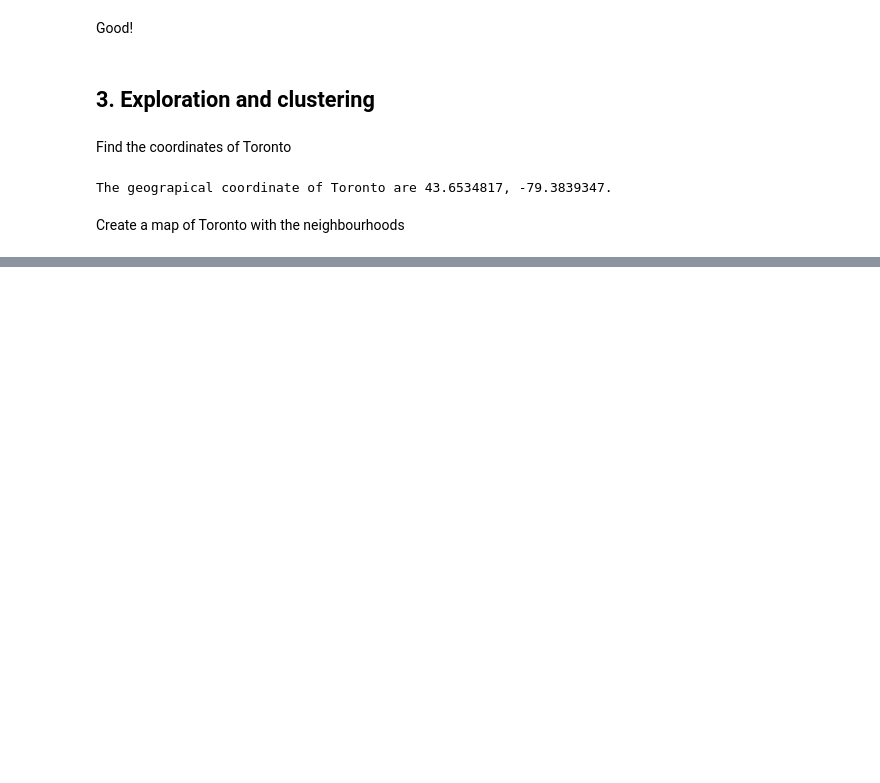
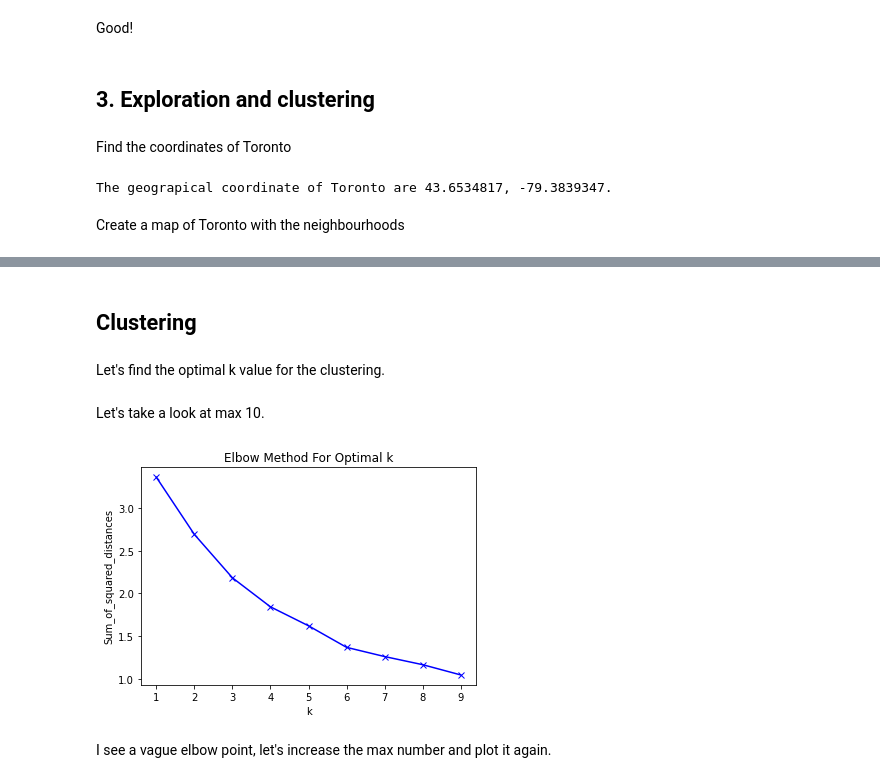
Before and after one commit to bencew/Coursera_Capstone, a Jupyter notebook: Segmenting and Clustering Neighborhoods in Toronto.ipynb, the cells around one changed output, grey strips where cells are left out. Drawn from its saved outputs; the diff is of its cells as text; code cells hidden in the pictures; blank space fills up the shorter version.

Commit message:
Completed the clustering and mapping task

```diff
--- a/Segmenting and Clustering Neighborhoods in Toronto.ipynb
+++ b/Segmenting and Clustering Neighborhoods in Toronto.ipynb
@@ -199,0 +382,12 @@ map_toronto
+# %%
+# one hot encoding
+toronto_onehot = pd.get_dummies(toronto_venues[['Venue Category']], prefix="", prefix_sep="")
+
+# add neighborhood column back to dataframe
+toronto_onehot['Neighbourhood'] = toronto_venues['Neighbourhood']
+
+# move neighborhood column to the first column
+fixed_columns = [toronto_onehot.columns[-1]] + list(toronto_onehot.columns[:-1])
+toronto_onehot = toronto_onehot[fixed_columns]
+
+toronto_onehot.head()
@@ -199,0 +402,3 @@ map_toronto
+# %%
+toronto_grouped = toronto_onehot.groupby('Neighbourhood').mean().reset_index()
+toronto_grouped
@@ -199,0 +490,25 @@ map_toronto
+# %% [markdown]
+## Clustering
+# %% [markdown]
+Let's find the optimal k value for the clustering.
+# %%
+toronto_grouped_clustering = toronto_grouped.drop('Neighbourhood', 1)
+# %% [markdown]
+Let's take a look at max 10.
+# %%
+Sum_of_squared_distances = []
+K = range(1,10)
+for k in K:
+    km = KMeans(n_clusters=k)
+    km = km.fit(toronto_grouped_clustering)
+    Sum_of_squared_distances.append(km.inertia_)
+# %%
+plt.plot(K, Sum_of_squared_distances, 'bx-')
+plt.xlabel('k')
+plt.ylabel('Sum_of_squared_distances')
+plt.title('Elbow Method For Optimal k')
+plt.show()
+# %% [output]
+[figure, added]
+# %% [markdown]
+I see a vague elbow point, let's increase the max number and plot it again.
```
Also changed, not shown: parts of 49 cells of this notebook.
